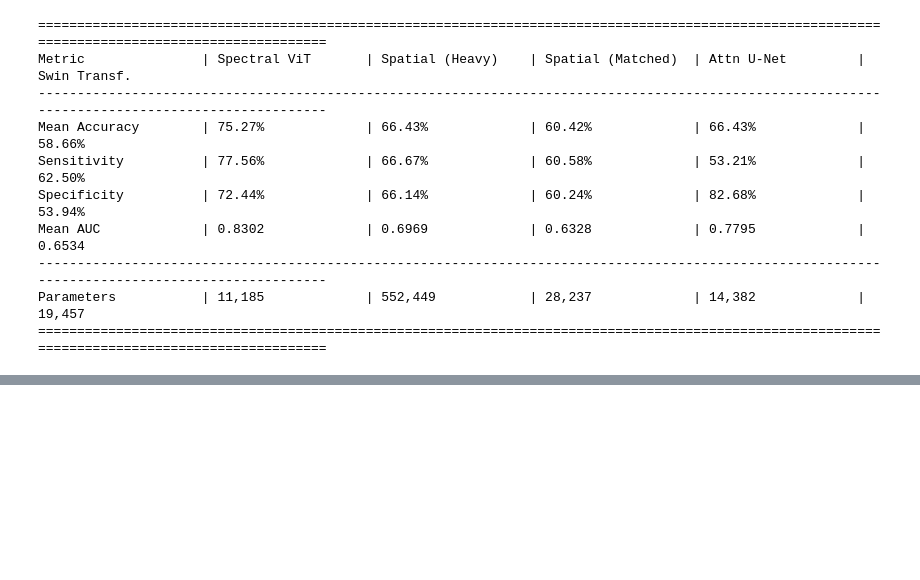
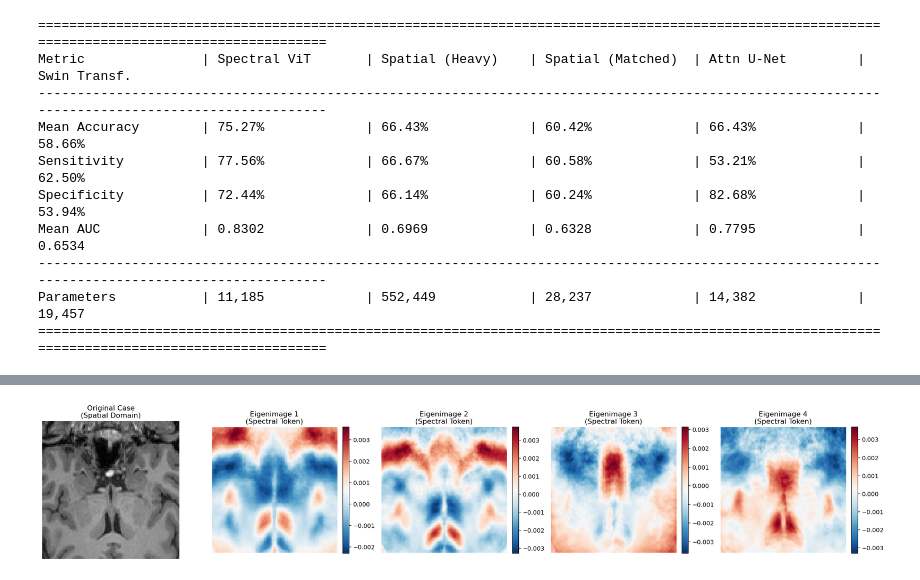
Before and after one commit to agr78/spectralViT, a Jupyter notebook: ixi.ipynb, the cells around one changed output, grey strips where cells are left out. Saved outputs shown, nothing was run; the diff lists cells and outputs as text; code cells hidden in the pictures; blank space fills up the shorter version.

```diff
--- a/ixi.ipynb
+++ b/ixi.ipynb
@@ -690,0 +846,35 @@ Parameters           | 11,185             | 552,449            | 28,237
+# %%
+import matplotlib.pyplot as plt
+
+def visualize_spectral_decomposition(pca_obj, original_volumes, vol_size=96, n_eigen=4):
+    """
+    Visualizes the mean slice of a raw case and the top eigenimages.
+    """
+    # 1. Reshape the PCA components into 3D volumes
+    # pca_obj.components_ has shape (n_components, vol_size**3)
+    eigenimages = pca_obj.components_.reshape(-1, vol_size, vol_size, vol_size)
+
+    # 2. Setup plotting
+    fig, axes = plt.subplots(1, n_eigen + 1, figsize=(20, 5))
+    slice_idx = vol_size // 2  # Middle slice
+
+    # Plot Original Case (Subject 0)
+    axes[0].imshow(original_volumes[0, slice_idx, :, :], cmap='gray')
+    axes[0].set_title("Original Case\n(Spatial Domain)")
+    axes[0].axis('off')
+
+    # Plot Eigenimages (The "Spectral" Tokens)
+    for i in range(n_eigen):
+        # We use 'RdBu_r' because eigenimages have positive and negative variance
+        im = axes[i+1].imshow(eigenimages[i, slice_idx, :, :], cmap='RdBu_r')
+        axes[i+1].set_title(f"Eigenimage {i+1}\n(Spectral Token)")
+        axes[i+1].axis('off')
+        plt.colorbar(im, ax=axes[i+1], fraction=0.046, pad=0.04)
+
+    plt.tight_layout()
+    plt.show()
+
+# Execute visualization using the last fold's PCA object and the original X array
+visualize_spectral_decomposition(pca, X, vol_size=VOL_SIZE)
+# %% [output]
+[figure, added]
```
Also changed, not shown: parts of 5 cells of this notebook, 4 other files.
